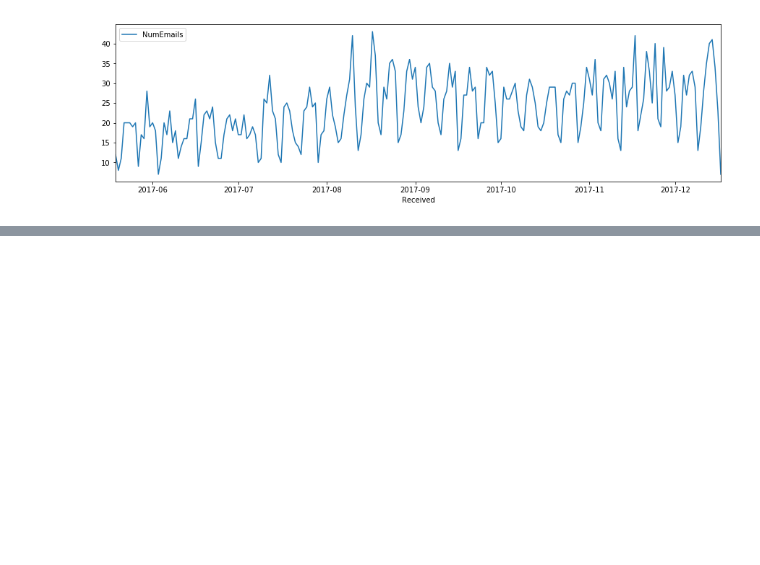
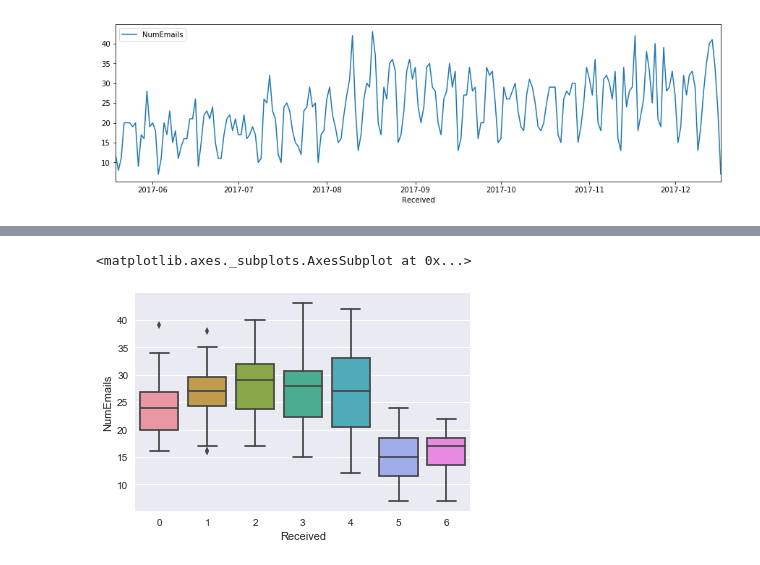
Before and after one commit to mondayn/py, a Jupyter notebook: emailAnalysis.ipynb, the cells around one changed output, grey strips where cells are left out. Drawn from its saved outputs; the diff is of its cells as text; code cells hidden in the pictures; blank space fills up the shorter version.

```diff
--- a/emailAnalysis.ipynb
+++ b/emailAnalysis.ipynb
@@ -66,0 +26,5 @@ DatetimeIndex(['2017-05-19', '2017-05-20', '2017-05-21', '2017-05-22',
+# %%
+df3 = emailDf2.copy()
+df3.reset_index(inplace=True)
+df3['dow'] = pd.to_datetime(df3.Received).dt.weekday.astype('str') + '-' + pd.to_datetime(df3.Received).dt.weekday_name
+df3.head()
@@ -67,7 +38,9 @@ DatetimeIndex(['2017-05-19', '2017-05-20', '2017-05-21', '2017-05-22',
 # %%
-# %matplotlib inline
-import random
+%matplotlib inline
 import matplotlib.pyplot as plt
 import seaborn as sns
 
-sns.boxplot(emailDf2.Received)
+sns.boxplot(pd.to_datetime(df3.Received).dt.weekday,df3.NumEmails)
+# %% [output]
+<matplotlib.axes._subplots.AxesSubplot at 0x...>
+[figure, added]
```
Also changed, not shown: parts of 5 cells of this notebook, 2 other files.
